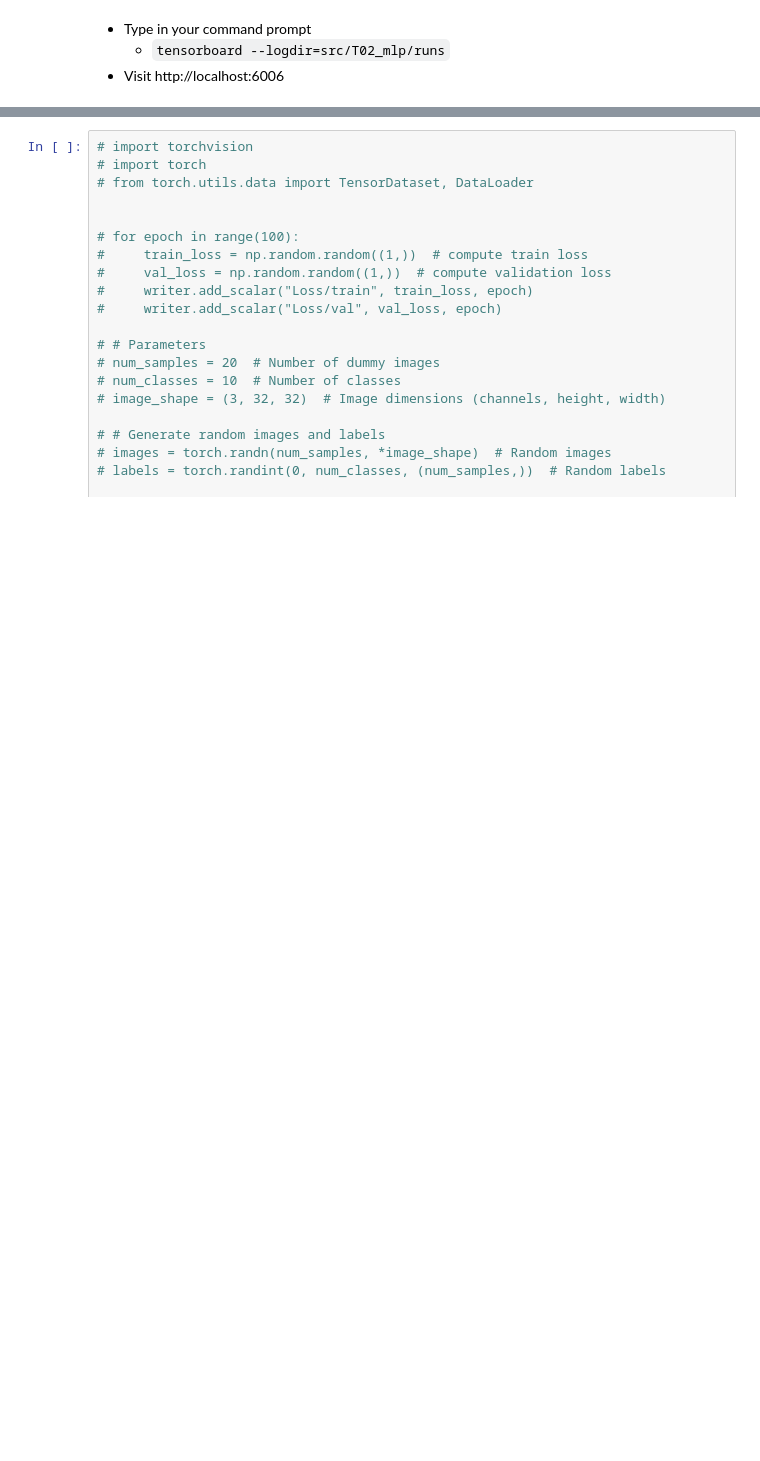
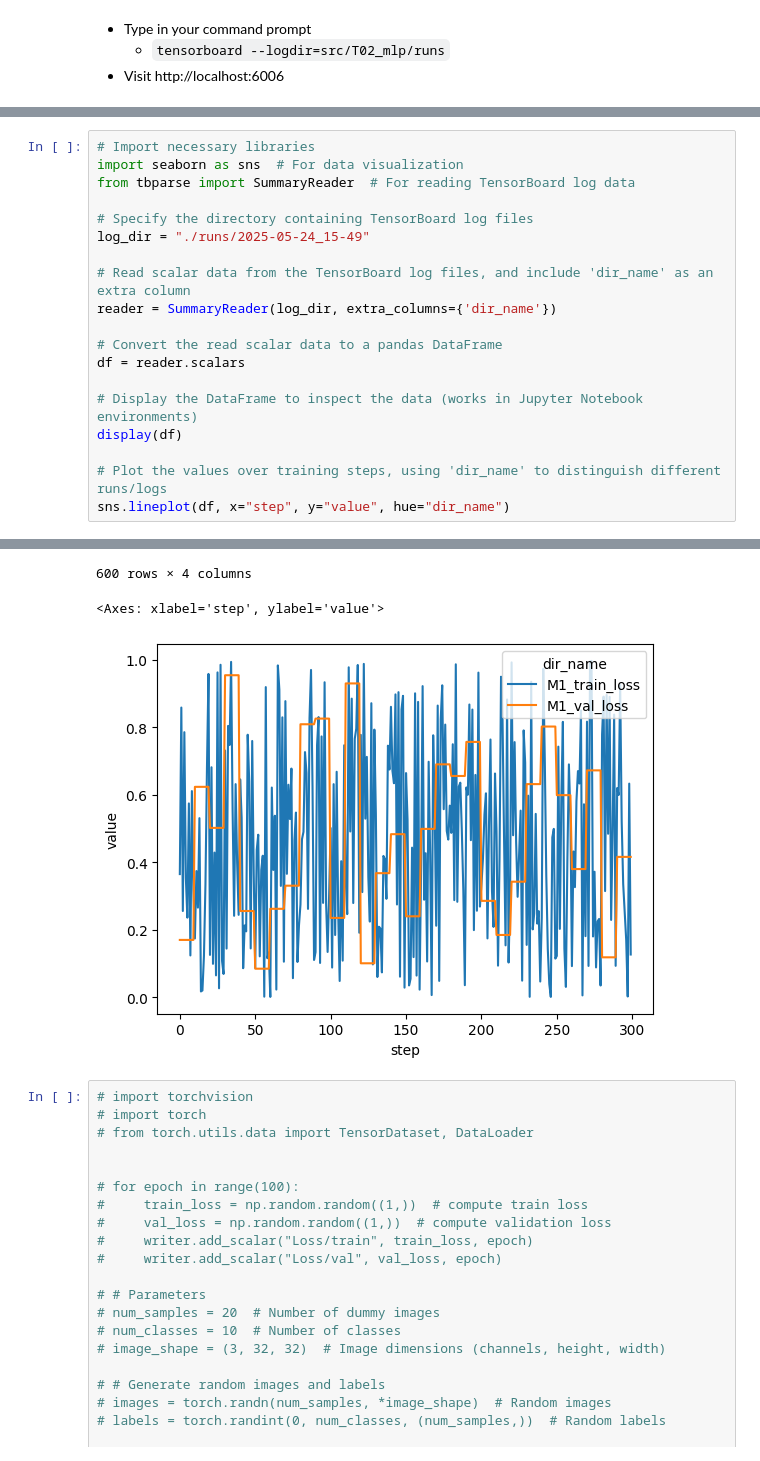
Before and after one commit to warisa-cmu/ml-training-2025-pytorch, a Jupyter notebook: src/T02_mlp/S04_tensorboard.ipynb, the cells around one changed output, grey strips where cells are left out. Drawn from its saved outputs; the diff is of its cells as text; blank space fills up the shorter version.

```diff
--- a/src/T02_mlp/S04_tensorboard.ipynb
+++ b/src/T02_mlp/S04_tensorboard.ipynb
@@ -28,0 +53,20 @@ writer.close()
+# %%
+# Import necessary libraries
+import seaborn as sns  # For data visualization
+from tbparse import SummaryReader  # For reading TensorBoard log data
+
+# Specify the directory containing TensorBoard log files
+log_dir = "./runs/2025-05-24_15-49"
+
+# Read scalar data from the TensorBoard log files, and include 'dir_name' as an extra column
+reader = SummaryReader(log_dir, extra_columns={'dir_name'})
+
+# Convert the read scalar data to a pandas DataFrame
+df = reader.scalars
+
+# Display the DataFrame to inspect the data (works in Jupyter Notebook environments)
+display(df)
+
+# Plot the values over training steps, using 'dir_name' to distinguish different runs/logs
+sns.lineplot(df, x="step", y="value", hue="dir_name")
+# %% [output]
@@ -29,3 +85,6 @@ writer.close()
+600 rows × 4 columns
+<Axes: xlabel='step', ylabel='value'>
+[figure, added]
 # %%
 # import torchvision
 # import torch
```
Also changed, not shown: parts of 5 cells of this notebook, 2 other files.
